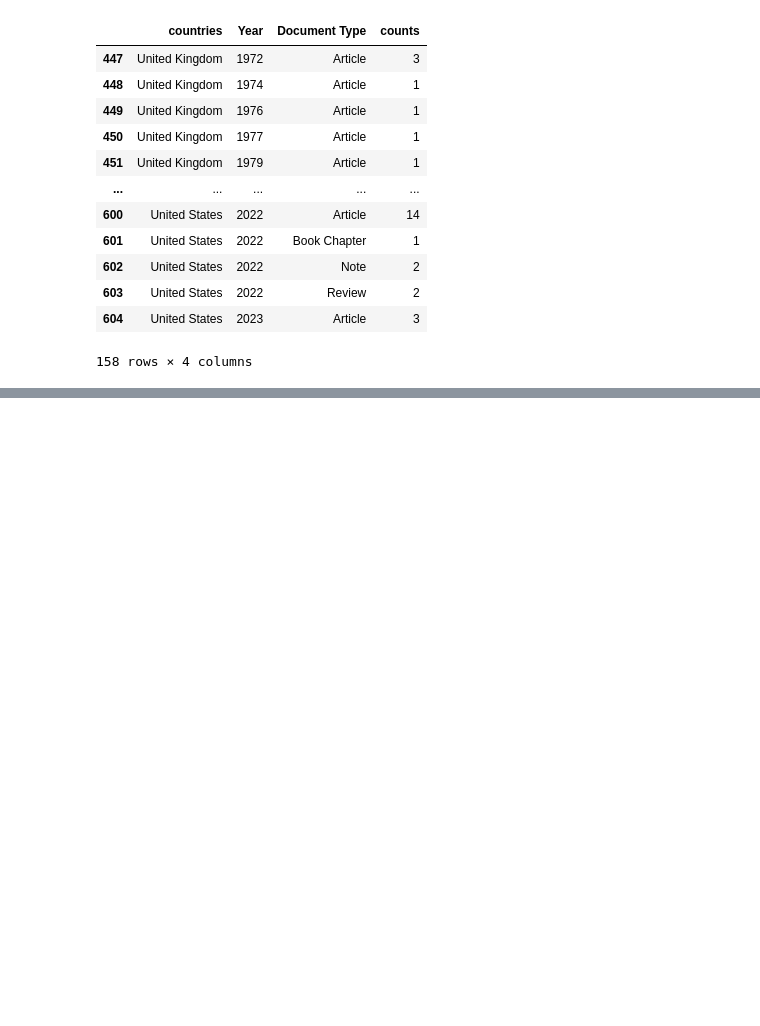
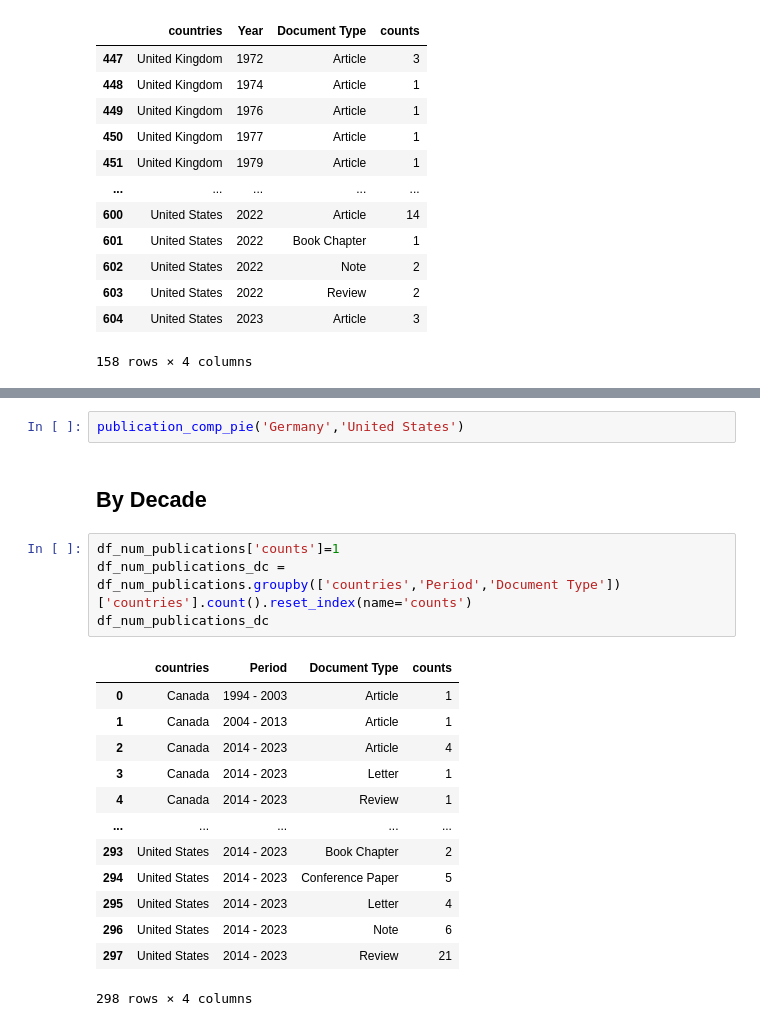
Before and after one commit to msherrif04/OphthoViz, a Jupyter notebook: notebooks/visualizations.ipynb, the cells around one changed output, grey strips where cells are left out. Drawn from its saved outputs; the diff is of its cells as text; blank space fills up the shorter version.

```diff
--- a/notebooks/visualizations.ipynb
+++ b/notebooks/visualizations.ipynb
@@ -64,0 +157,22 @@ temp_df
+# %%
+publication_comp_pie('Germany','United States')
+# %% [markdown]
+## By Decade
+# %%
+df_num_publications['counts']=1
+df_num_publications_dc = df_num_publications.groupby(['countries','Period','Document Type'])['countries'].count().reset_index(name='counts')
+df_num_publications_dc
+# %% [output]
+|  | countries | Period | Document Type | counts |
+| 0 | Canada | 1994 - 2003 | Article | 1 |
+| 1 | Canada | 2004 - 2013 | Article | 1 |
+| 2 | Canada | 2014 - 2023 | Article | 4 |
+| 3 | Canada | 2014 - 2023 | Letter | 1 |
+| 4 | Canada | 2014 - 2023 | Review | 1 |
+| ... | ... | ... | ... | ... |
+| 293 | United States | 2014 - 2023 | Book Chapter | 2 |
+| 294 | United States | 2014 - 2023 | Conference Paper | 5 |
+| 295 | United States | 2014 - 2023 | Letter | 4 |
+| 296 | United States | 2014 - 2023 | Note | 6 |
+| 297 | United States | 2014 - 2023 | Review | 21 |
+298 rows × 4 columns
```
Also changed, not shown: parts of 71 cells of this notebook, 2 other files.
